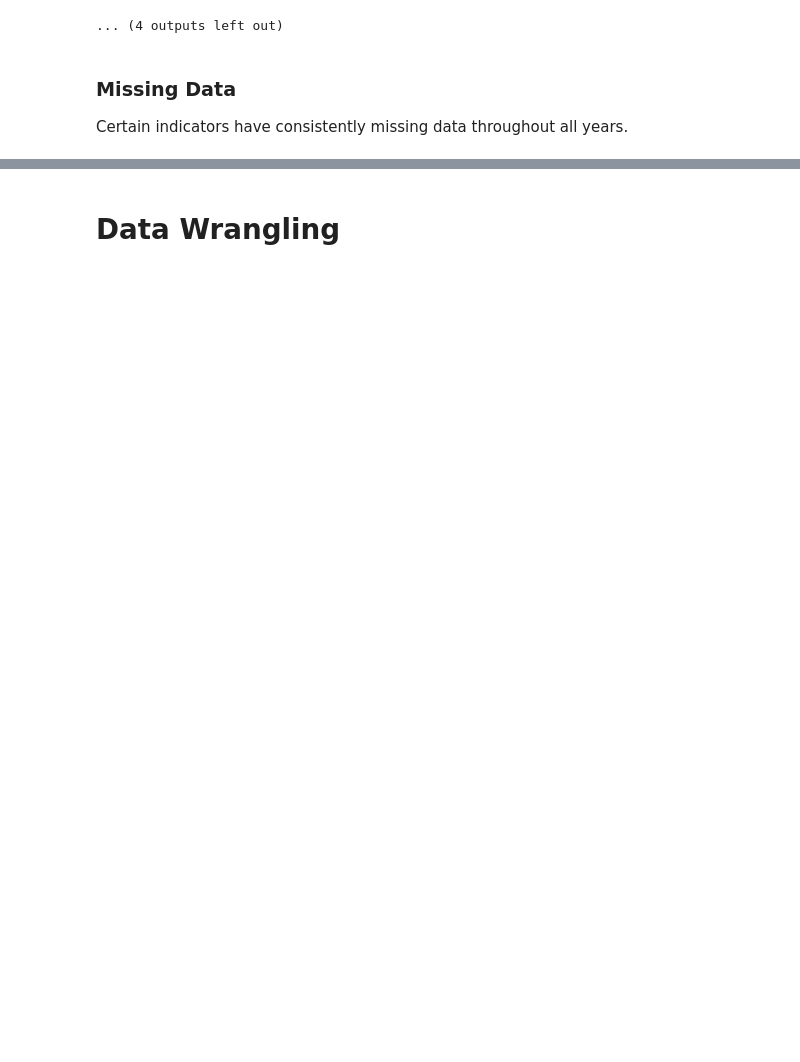
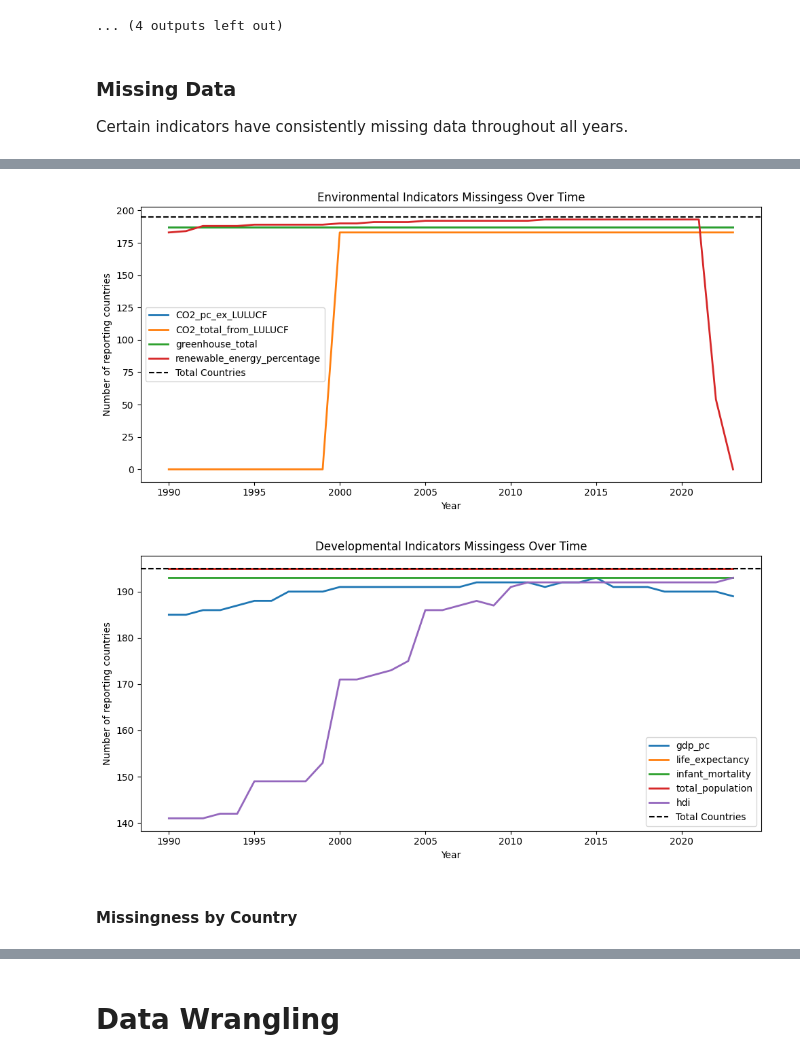
Before and after one commit to daniel-matveev/DS_ProjectLab, a Jupyter notebook: DS_ProjectLab.ipynb, the cells around one changed output, grey strips where cells are left out. Saved outputs shown, nothing was run; the diff lists cells and outputs as text; code cells hidden in the pictures; blank space fills up the shorter version.

```diff
--- a/DS_ProjectLab.ipynb
+++ b/DS_ProjectLab.ipynb
@@ -684,0 +457,46 @@ plt.tight_layout()
+# %%
+"""
+  Available indicators:
+    - gdp_pc - # GDP per capita adjusted to inflation
+    - CO2_pc_ex_LULUCF - CO2 per capita excluding LULUCF (tonnes / capita)
+    - CO2_total_from_LULUCF - CO2 from LULUCF (Mega tonne)
+    - greenhouse_total - total greenshouse emissions including LULUCF
+    - renewable_energy_percentage - renewable energy consumption % of total energy consumption)
+    - life_expectancy - Life expectancy (years)
+    - infant_mortality - Infant mortality rate (per 1000 births)
+    - total_population - Total Population
+    - hdi - Human Development Index (0-1)
+"""
+
+environmental_indicators = ["CO2_pc_ex_LULUCF", "CO2_total_from_LULUCF", "greenhouse_total", "renewable_energy_percentage"]
+developmental_indicators = ["gdp_pc", "life_expectancy", "infant_mortality", "total_population", "hdi"]
+
+# Count reporting countries per year per variable
+def plot_missingness_over_time(df, indicators, title, file_name):
+  reporting_over_time = (
+      df.groupby("year")[indicators]
+      .apply(lambda x: x.notna().sum())
+      .reset_index()
+  )
+
+  fig, ax = plt.subplots(figsize=(10, 5))
+  for var in indicators:
+      ax.plot(reporting_over_time["year"], reporting_over_time[var], label=var, linewidth=2)
+
+  ax.axhline(y = 195, color = "black", linestyle = "--", label = "Total Countries")
+
+  ax.set_xlabel("Year")
+  ax.set_ylabel("Number of reporting countries")
+  ax.set_title(title)
+  ax.legend()
+  plt.tight_layout()
+  plt.savefig(f"{file_name}.png", dpi=150, bbox_inches="tight")
+  plt.show()
+
+plot_missingness_over_time(df_merged, environmental_indicators, "Environmental Indicators Missingess Over Time", "missing_environmental_indicators_over_time")
+plot_missingness_over_time(df_merged, developmental_indicators, "Developmental Indicators Missingess Over Time", "missing_developmental_indicators_over_time")
+# %% [output]
+[figure, added]
+[figure, added]
+# %% [markdown]
+#### **Missingness by Country**
```
Also changed, not shown: parts of 170 cells of this notebook.
